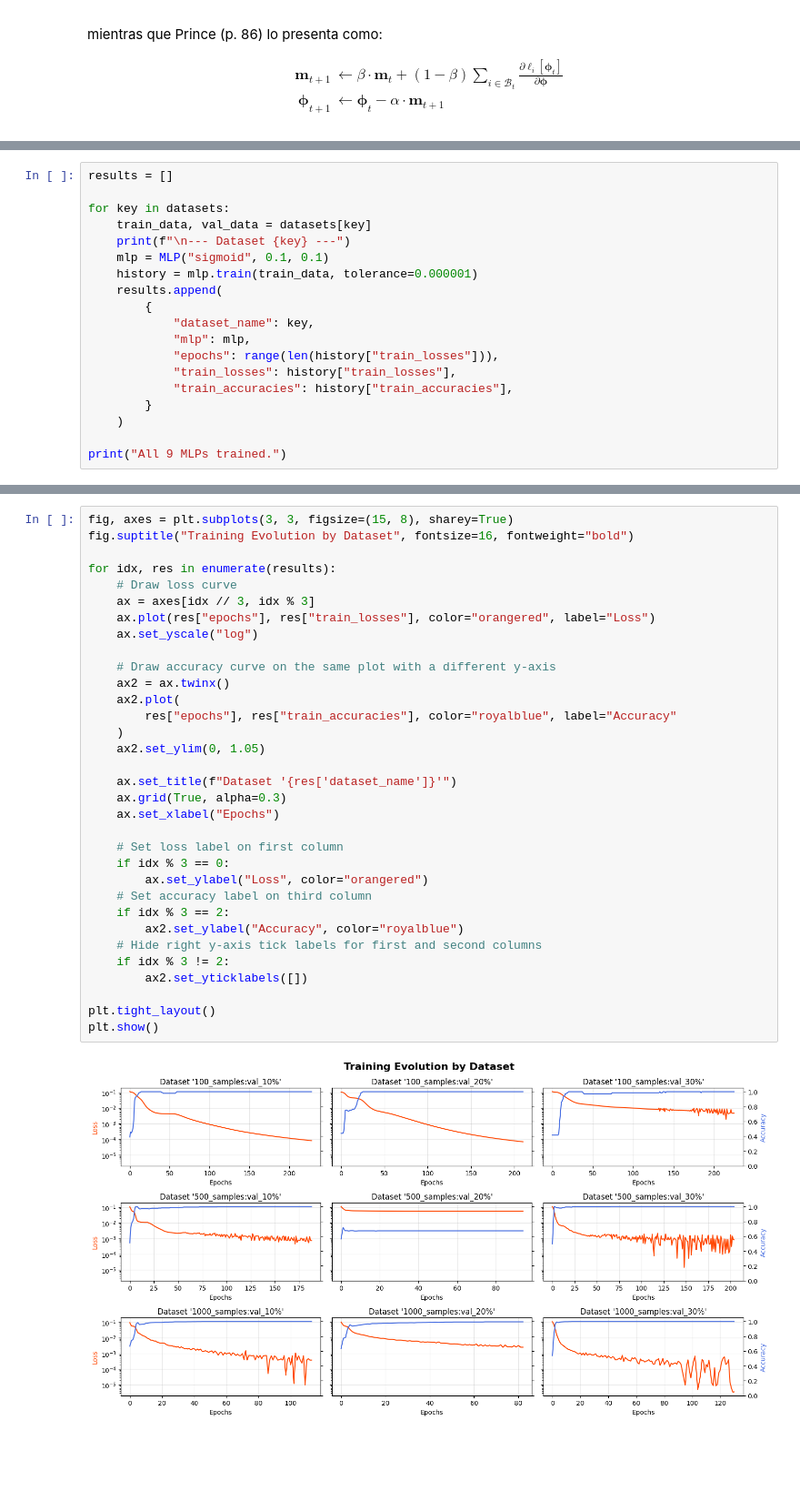
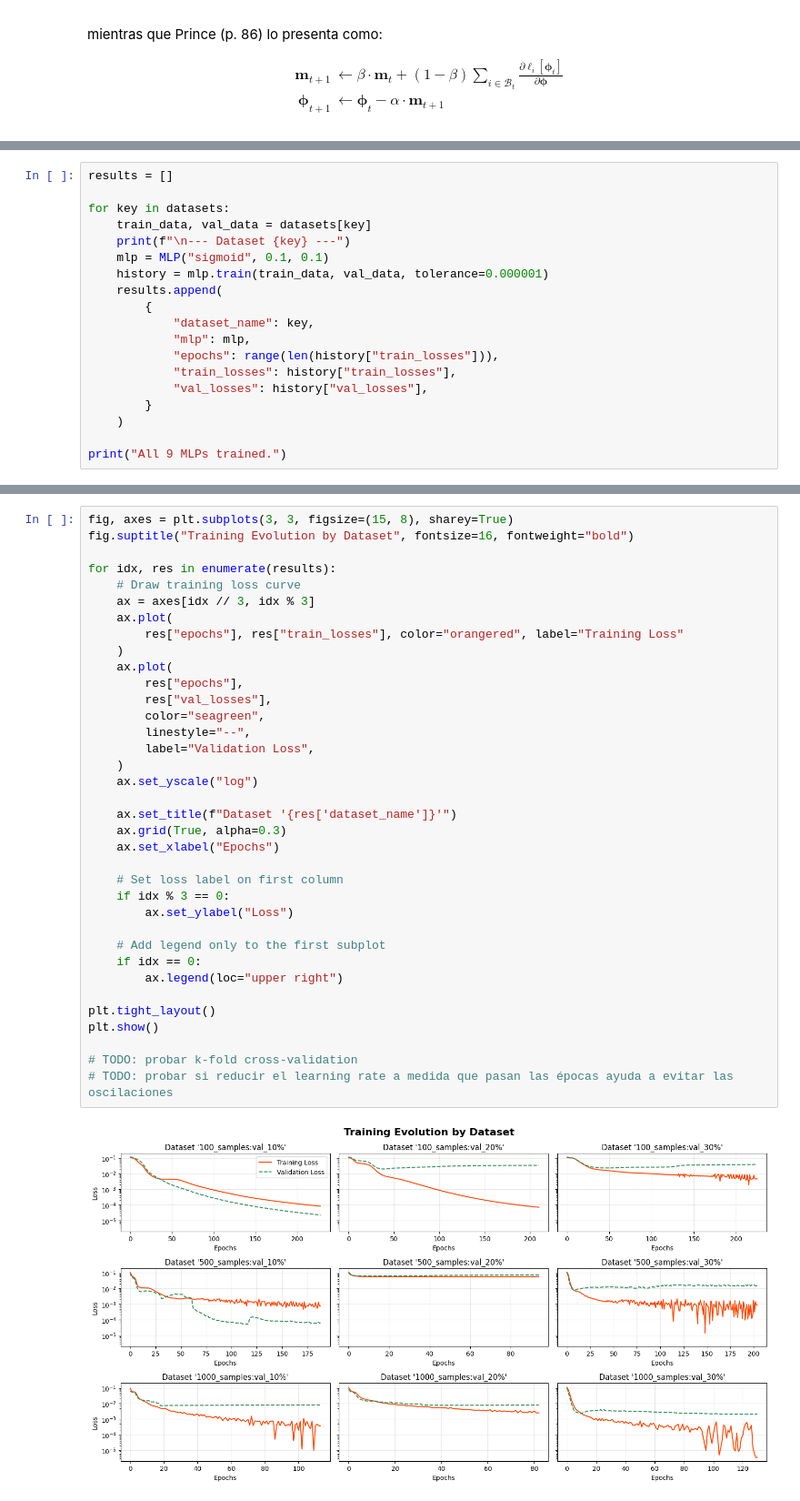
Before and after one commit to elepad-org/mlp, a Jupyter notebook: model/notebook.ipynb, the cells around one changed output, grey strips where cells are left out. Shown at 91% size. Drawn from its saved outputs; the diff is of its cells as text; blank space fills up the shorter version.

```diff
--- a/model/notebook.ipynb
+++ b/model/notebook.ipynb
@@ -757,14 +768,14 @@ for key in datasets:
     train_data, val_data = datasets[key]
     print(f"\n--- Dataset {key} ---")
     mlp = MLP("sigmoid", 0.1, 0.1)
-    history = mlp.train(train_data, tolerance=0.000001)
+    history = mlp.train(train_data, val_data, tolerance=0.000001)
     results.append(
         {
             "dataset_name": key,
             "mlp": mlp,
             "epochs": range(len(history["train_losses"])),
             "train_losses": history["train_losses"],
-            "train_accuracies": history["train_accuracies"],
+            "val_losses": history["val_losses"],
         }
     )
 
@@ -807,35 +825,38 @@ All 9 MLPs trained.
 # %%
 fig, axes = plt.subplots(3, 3, figsize=(15, 8), sharey=True)
 fig.suptitle("Training Evolution by Dataset", fontsize=16, fontweight="bold")
 
 for idx, res in enumerate(results):
-    # Draw loss curve
+    # Draw training loss curve
     ax = axes[idx // 3, idx % 3]
-    ax.plot(res["epochs"], res["train_losses"], color="orangered", label="Loss")
+    ax.plot(
+        res["epochs"], res["train_losses"], color="orangered", label="Training Loss"
+    )
+    ax.plot(
+        res["epochs"],
+        res["val_losses"],
+        color="seagreen",
+        linestyle="--",
+        label="Validation Loss",
+    )
     ax.set_yscale("log")
-
-    # Draw accuracy curve on the same plot with a different y-axis
-    ax2 = ax.twinx()
-    ax2.plot(
-        res["epochs"], res["train_accuracies"], color="royalblue", label="Accuracy"
-    )
-    ax2.set_ylim(0, 1.05)
 
     ax.set_title(f"Dataset '{res['dataset_name']}'")
     ax.grid(True, alpha=0.3)
     ax.set_xlabel("Epochs")
 
     # Set loss label on first column
     if idx % 3 == 0:
-        ax.set_ylabel("Loss", color="orangered")
-    # Set accuracy label on third column
-    if idx % 3 == 2:
-        ax2.set_ylabel("Accuracy", color="royalblue")
-    # Hide right y-axis tick labels for first and second columns
-    if idx % 3 != 2:
-        ax2.set_yticklabels([])
+        ax.set_ylabel("Loss")
+
+    # Add legend only to the first subplot
+    if idx == 0:
+        ax.legend(loc="upper right")
 
 plt.tight_layout()
 plt.show()
+
+# TODO: probar k-fold cross-validation
+# TODO: probar si reducir el learning rate a medida que pasan las épocas ayuda a evitar las oscilaciones
 # %% [output]
-[figure, old version]
+[figure, new version]
```
Also changed, not shown: parts of 6 cells of this notebook.
